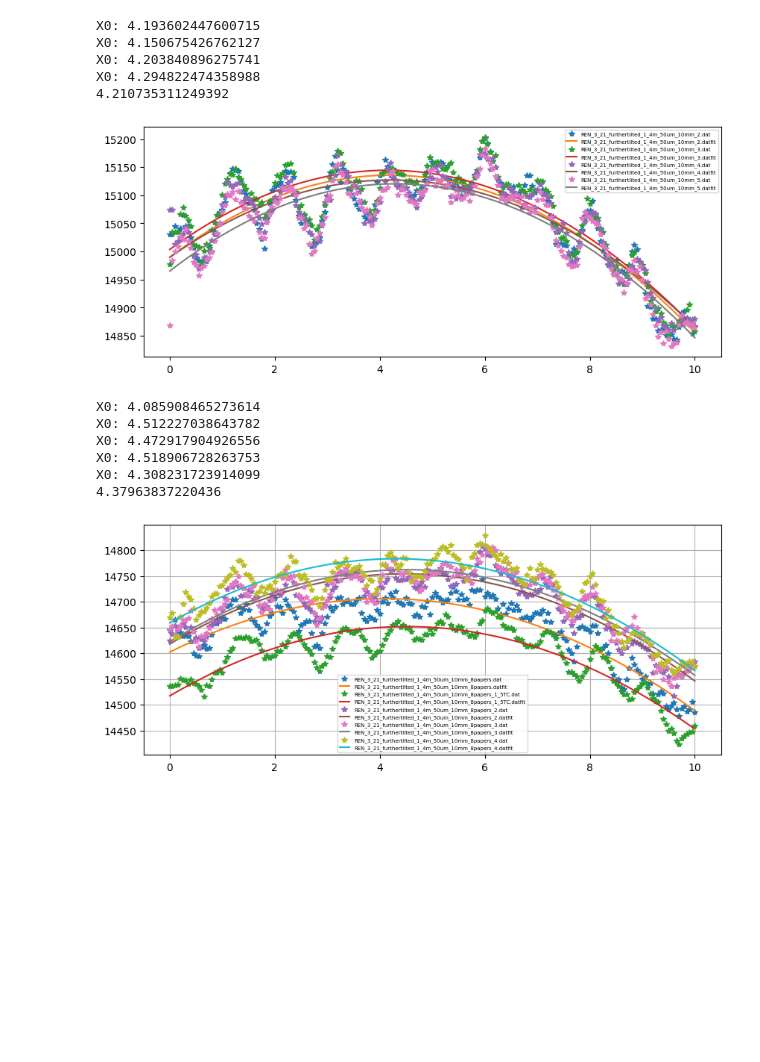
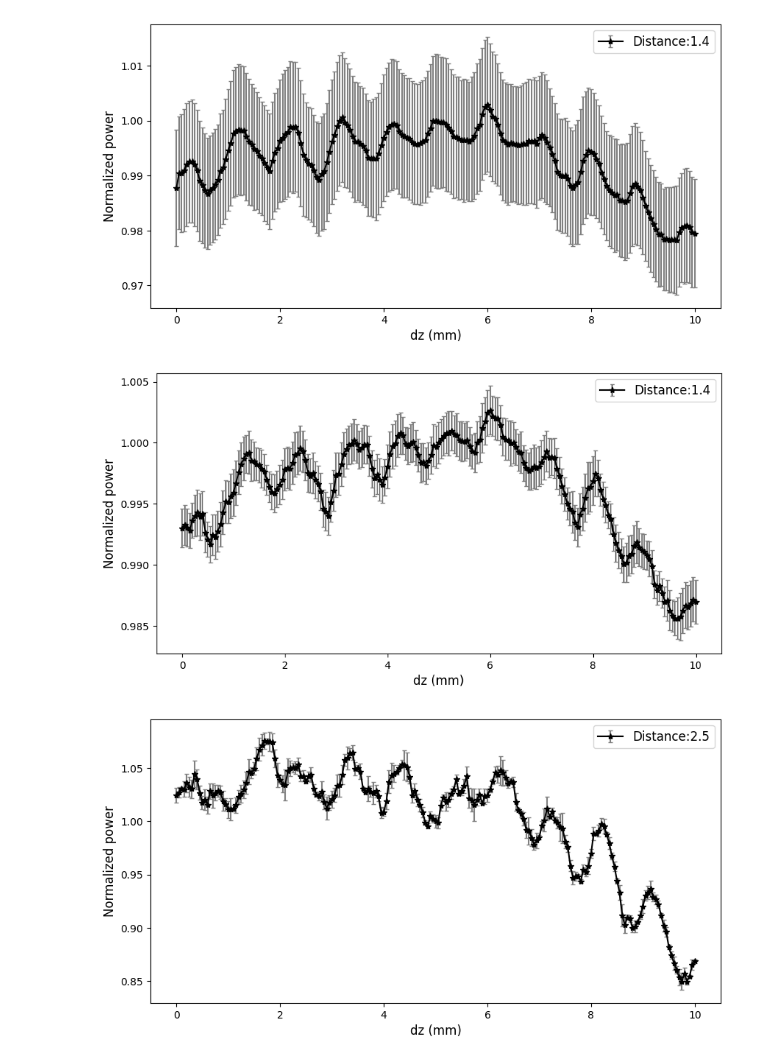
Before and after one commit to XiaodongRencologne/Fore-optics_Test, a Jupyter notebook: Measurement_March.ipynb, the cells around one changed output. Drawn from its saved outputs; the diff is of its cells as text; code cells hidden in the pictures; blank space fills up the shorter version.

Commit message:
new data

```diff
--- a/Measurement_March.ipynb
+++ b/Measurement_March.ipynb
@@ -17,3 +7,52 @@ def fn_para(x,a,b,c):
+# %%
+folder='First_Meas/'
+def get_mean_err(samples):
+    mean = samples.mean(axis=-1)
+    std = np.std(samples, axis=-1)
+    sample_N = samples.shape[1]
+    err = std / np.sqrt(sample_N-1)
+    return mean, err
+# %%
+class champ_optics():
+    @staticmethod
+    def fn_para(x,a,b,c):
+        return a*(x-b)**2+c
+
+    @staticmethod
+    def load_data(folder):
+        sample=[]
+        n=0
+        for file in os.listdir(folder):
+            D=np.genfromtxt(folder+file)[:,1]
+            sample.append(D)
+        return np.array(sample).T
+
+    def __init__(self,folder,dz=0.1,distance=1.4):
+        self.distance=distance
+        self.sample=self.load_data(folder)
+        self.mean,self.err=get_mean_err(self.sample)
+        self.err*=1/self.mean[int(self.mean.size/2)]
+        self.mean*=1/self.mean[int(self.mean.size/2)]
+        self.sample_x=np.linspace(0,self.sample.shape[0]-1,self.sample.shape[0])*dz
+
+    def plot_meas(self,):
+        fig, ax = plt.subplots(1,1,figsize=(10,5))
+        ax.errorbar(self.sample_x,self.mean,yerr=self.err,capsize=2,fmt="k-*",ecolor="gray",label='Distance:'+str(self.distance))
+        plt.xlabel('dz (mm)',fontsize=12)
+        plt.ylabel('Normalized power',fontsize=12)
+        #plt.ylim([0.8,1.1])
+        plt.legend(fontsize=12)
+# %%
+Meas1_0=champ_optics(folder+'1_4m/',dz=0.05,distance=1.4)
+Meas1_0.plot_meas()
+Meas1=champ_optics(folder+'1_4m_absorb/',dz=0.05,distance=1.4)
+Meas1.plot_meas()
+Meas2=champ_optics(folder+'2_5m/',dz=0.05,distance=2.5)
+Meas2.plot_meas()
+# %% [output]
+[figure, added]
+[figure, added]
+[figure, added]
 # %%
 fig=plt.figure(figsize=(10,4))
 dz=np.linspace(0,10,201)
@@ -38,13 +77,6 @@ for file in os.listdir(folder)[:5]:
 print(DZ/n)
 plt.legend(fontsize=5)
 plt.show()
-# %% [output]
-X0: 4.193602447600715
-X0: 4.150675426762127
-X0: 4.203840896275741
-X0: 4.294822474358988
-4.210735311249392
-[figure, removed]
 # %%
 
 fig=plt.figure(figsize=(10,4))
@@ -70,14 +102,6 @@ for file in os.listdir(folder)[5:]:
 print(DZ/n)
 plt.legend(fontsize=5)
 plt.show()
-# %% [output]
-X0: 4.085908465273614
-X0: 4.512227038643782
-X0: 4.472917904926556
-X0: 4.518906728263753
-X0: 4.308231723914099
-4.37963837220436
-[figure, removed]
 # %%
 fig=plt.figure(figsize=(10,4))
 dz=np.linspace(0,10,201)
```
Also changed, not shown: parts of 5 cells of this notebook, 34 other files.
